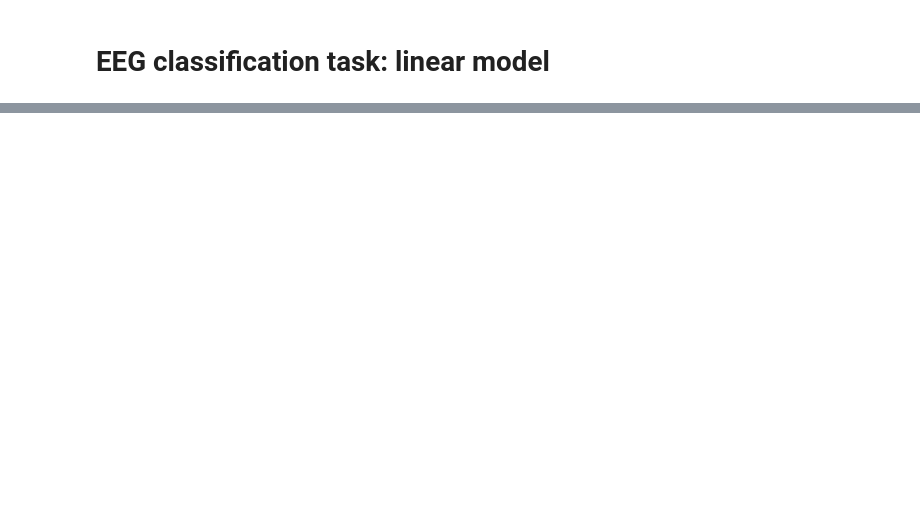
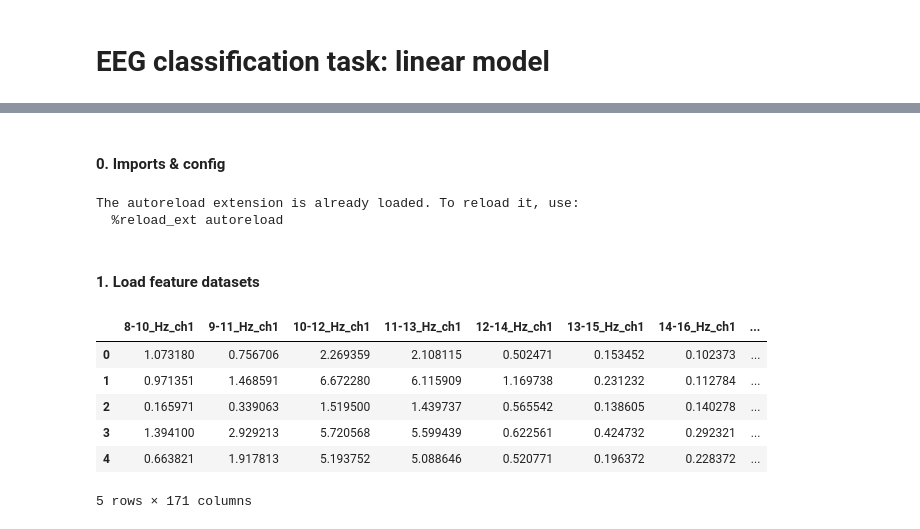
Before and after one commit to elisa-v/motor_imagery_EEG, a Jupyter notebook: notebooks/eeg_classification_linear_models.ipynb, the cells around one changed output, grey strips where cells are left out. Saved outputs shown, nothing was run; the diff lists cells and outputs as text; code cells hidden in the pictures; blank space fills up the shorter version.

Commit message:
update linaer models notebook

```diff
--- a/notebooks/eeg_classification_linear_models.ipynb
+++ b/notebooks/eeg_classification_linear_models.ipynb
@@ -253,0 +30,2 @@ weighted avg       0.87      0.87      0.87       307
+# %% [markdown]
+#### 0. Imports & config
@@ -253,0 +42,45 @@ weighted avg       0.87      0.87      0.87       307
+# %%
+import numpy as np
+import pandas as pd
+
+import seaborn as sns
+import matplotlib.pyplot as plt
+
+from sklearn.discriminant_analysis import LinearDiscriminantAnalysis
+from sklearn.linear_model import LogisticRegression
+
+from src.utils import load_feature_datasets
+
+from src.data_processing import (
+    standardize_features,
+    sequ_feature_selection,
+)
+from src.data_visualisation import plot_class_distribution
+from src.model_selection import hyperp_search
+
+%matplotlib inline
+plt.style.use("ggplot")
+sns.set(font_scale=1.1)
+
+%load_ext autoreload
+%autoreload 2
+# %% [output]
+The autoreload extension is already loaded. To reload it, use:
+  %reload_ext autoreload
+# %% [markdown]
+#### 1. Load feature datasets
+# %%
+train_path = DATA_DIR / "trainset_feat_new.csv"
+test_path  = DATA_DIR / "testset_feat_new.csv"
+
+X_train, X_test, y_train, y_test = load_feature_datasets(train_path, test_path)
+
+X_train.head()
+# %% [output]
+|  | 8-10_Hz_ch1 | 9-11_Hz_ch1 | 10-12_Hz_ch1 | 11-13_Hz_ch1 | 12-14_Hz_ch1 | 13-15_Hz_ch1 | 14-16_Hz_ch1 | ... |
+| 0 | 1.073180 | 0.756706 | 2.269359 | 2.108115 | 0.502471 | 0.153452 | 0.102373 | ... |
+| 1 | 0.971351 | 1.468591 | 6.672280 | 6.115909 | 1.169738 | 0.231232 | 0.112784 | ... |
+| 2 | 0.165971 | 0.339063 | 1.519500 | 1.439737 | 0.565542 | 0.138605 | 0.140278 | ... |
+| 3 | 1.394100 | 2.929213 | 5.720568 | 5.599439 | 0.622561 | 0.424732 | 0.292321 | ... |
+| 4 | 0.663821 | 1.917813 | 5.193752 | 5.088646 | 0.520771 | 0.196372 | 0.228372 | ... |
+5 rows × 171 columns
```
Also changed, not shown: parts of 35 cells of this notebook, 7 other files.
